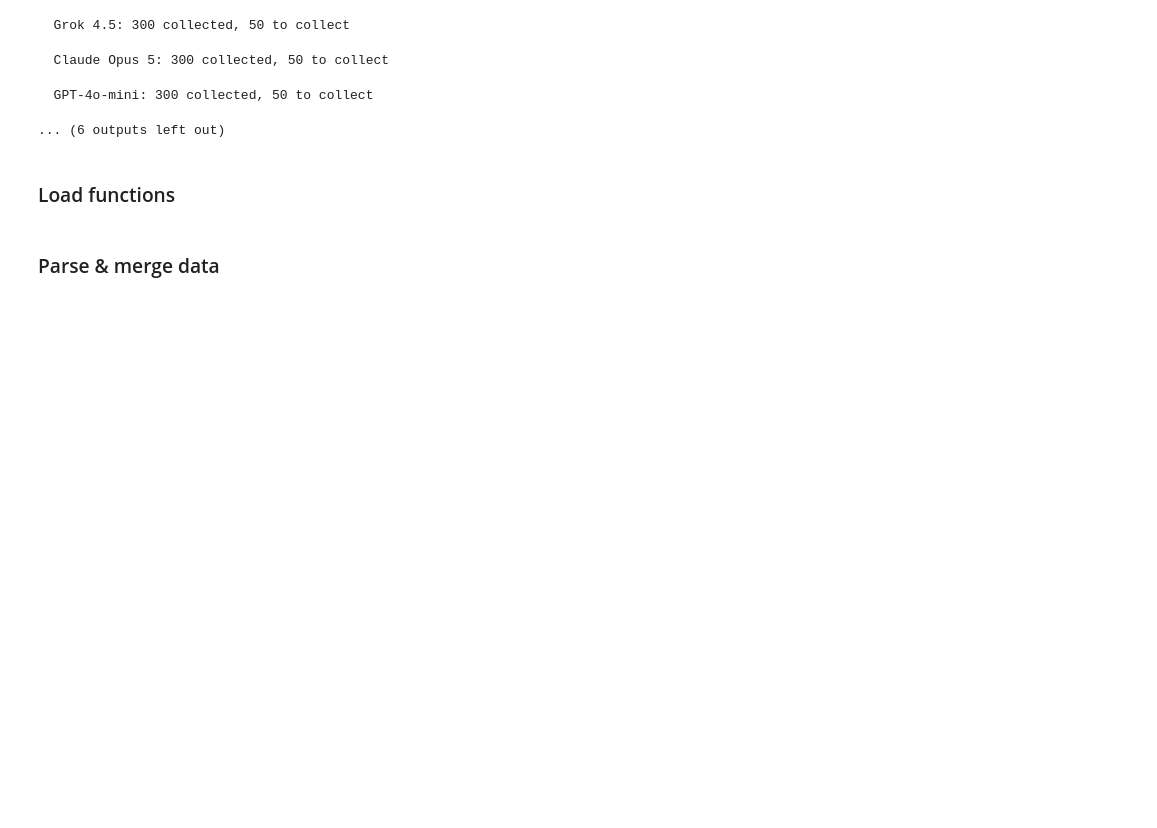
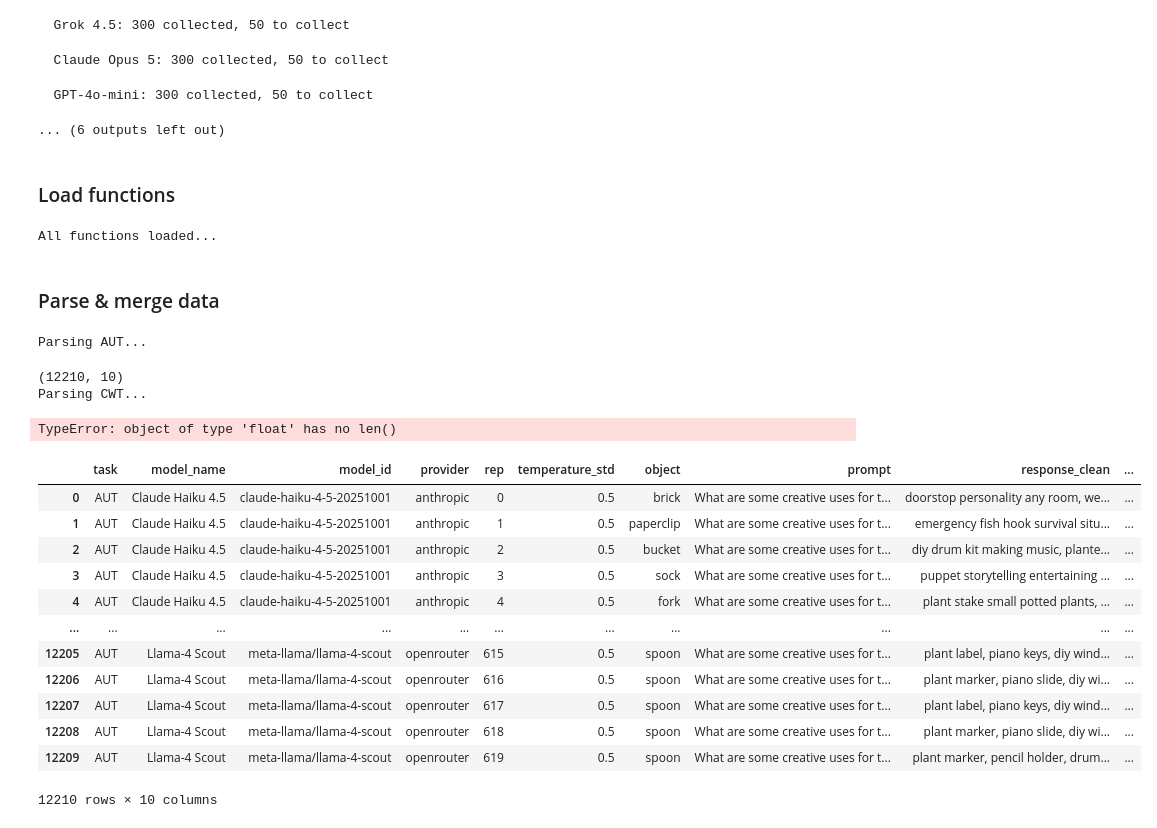
Before and after one commit to dtzx00/Automated-LLM-Probes, a Jupyter notebook: getting_started.ipynb, the cells around one changed output. Saved outputs shown, nothing was run; the diff lists cells and outputs as text; code cells hidden in the pictures; blank space fills up the shorter version.

```diff
--- a/getting_started.ipynb
+++ b/getting_started.ipynb
@@ -140,7 +140,8 @@ def parse_dat(raw):
 
 def parse_aut(raw):
     uses = []
-    for line in re.split(r"[\n\r]+", str(raw or "")):
+    text = re.sub(r"<br\s*/?>", "\n", str(raw or ""), flags=re.I)
+    for line in re.split(r"[\n\r,;]+", text):
         line = re.sub(r"^\s*[\d\.\)\-]+\s*", "", line)
         if toks := [t for t in (gwe.pre.clean_word(t) for t in line.split()) if t]:
             uses.append(" ".join(toks))
@@ -151,9 +152,7 @@ def parse_cwt(raw):
     text = re.sub(r"^\s*Title:.*$", "", text, flags=re.M | re.I)
     return re.sub(r"\n{3,}", "\n\n", text).strip()
 
-def load_task(task: str) -> pd.DataFrame:
-    task = task.lower()
-    df = pd.DataFrame.from_dict(alp.parse_and_merge(task),orient='index')
+def load_task(df,task) -> pd.DataFrame:
     if task == "dat":
         parsed = df["raw"].map(parse_dat)
         df[[f"noun_{i}" for i in range(10)]] = parsed.tolist()
@@ -179,15 +178,40 @@ def load_task(task: str) -> pd.DataFrame:
         ["model_name", "rep"]).reset_index(drop=True)
 
 print('All functions loaded...')
+# %% [output]
+All functions loaded...
 # %% [markdown]
 ### Parse & merge data
 # %%
 for task in (
 #     "dat",
     "aut",
-#     "cwt"
+    "cwt"
 ):
     print(f"Parsing {task.upper()}...")
-    df = load_task(task)
+    task = task.lower()
+    df = pd.DataFrame.from_dict(alp.parse_and_merge(task),orient='index')
+    df = load_task(df,task)
     print(df.shape)
     df.to_csv(f"./data/{task}.csv", index=False)
+# %% [output]
+Parsing AUT...
+(12210, 10)
+Parsing CWT...
+TypeError: object of type 'float' has no len()
+# %%
+df
+# %% [output]
+|  | task | model_name | model_id | provider | rep | temperature_std | object | prompt | response_clean | ... |
+| 0 | AUT | Claude Haiku 4.5 | claude-haiku-4-5-20251001 | anthropic | 0 | 0.5 | brick | What are some creative uses for t... | doorstop personality any room, we... | ... |
+| 1 | AUT | Claude Haiku 4.5 | claude-haiku-4-5-20251001 | anthropic | 1 | 0.5 | paperclip | What are some creative uses for t... | emergency fish hook survival situ... | ... |
+| 2 | AUT | Claude Haiku 4.5 | claude-haiku-4-5-20251001 | anthropic | 2 | 0.5 | bucket | What are some creative uses for t... | diy drum kit making music, plante... | ... |
+| 3 | AUT | Claude Haiku 4.5 | claude-haiku-4-5-20251001 | anthropic | 3 | 0.5 | sock | What are some creative uses for t... | puppet storytelling entertaining ... | ... |
+| 4 | AUT | Claude Haiku 4.5 | claude-haiku-4-5-20251001 | anthropic | 4 | 0.5 | fork | What are some creative uses for t... | plant stake small potted plants, ... | ... |
+| ... | ... | ... | ... | ... | ... | ... | ... | ... | ... | ... |
+| 12205 | AUT | Llama-4 Scout | meta-llama/llama-4-scout | openrouter | 615 | 0.5 | spoon | What are some creative uses for t... | plant label, piano keys, diy wind... | ... |
+| 12206 | AUT | Llama-4 Scout | meta-llama/llama-4-scout | openrouter | 616 | 0.5 | spoon | What are some creative uses for t... | plant marker, piano slide, diy wi... | ... |
+| 12207 | AUT | Llama-4 Scout | meta-llama/llama-4-scout | openrouter | 617 | 0.5 | spoon | What are some creative uses for t... | plant label, piano keys, diy wind... | ... |
+| 12208 | AUT | Llama-4 Scout | meta-llama/llama-4-scout | openrouter | 618 | 0.5 | spoon | What are some creative uses for t... | plant marker, piano slide, diy wi... | ... |
+| 12209 | AUT | Llama-4 Scout | meta-llama/llama-4-scout | openrouter | 619 | 0.5 | spoon | What are some creative uses for t... | plant marker, pencil holder, drum... | ... |
+12210 rows × 10 columns
```
Also changed, not shown: parts of 5 cells of this notebook, 1 other file.
